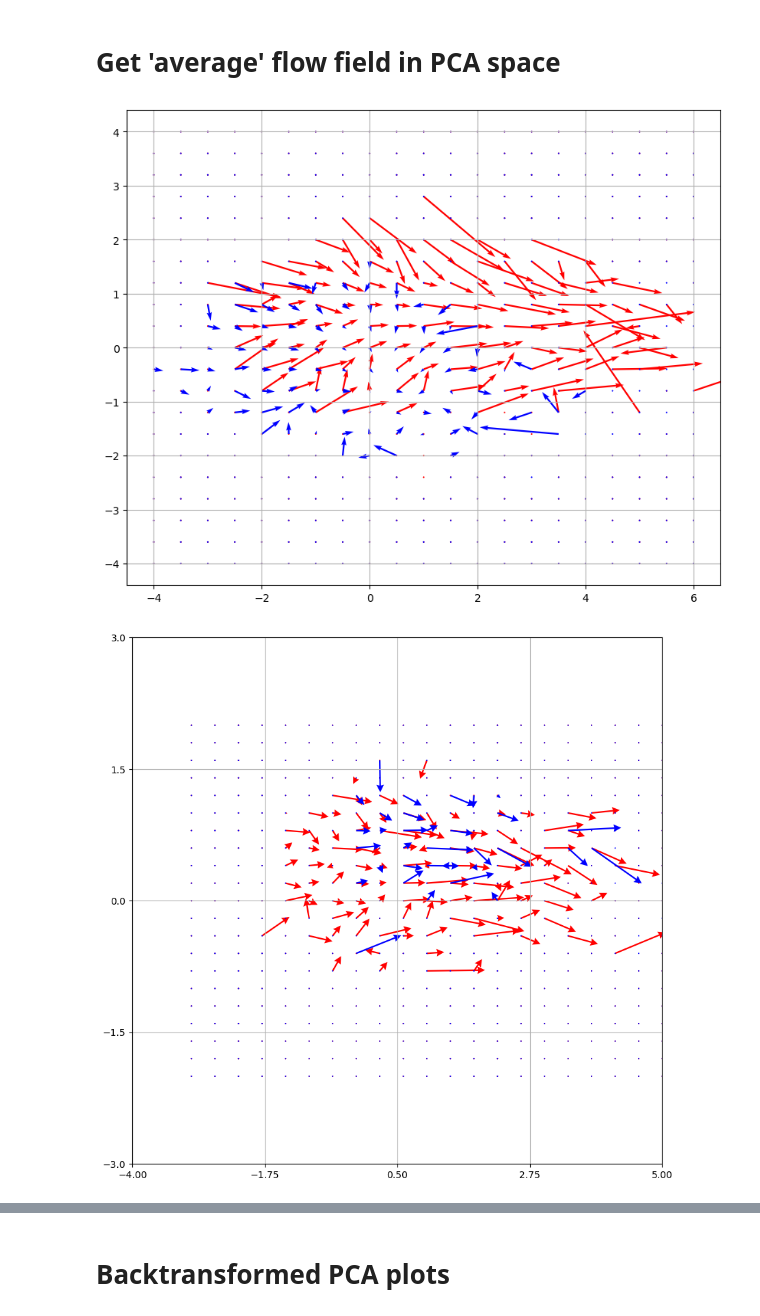
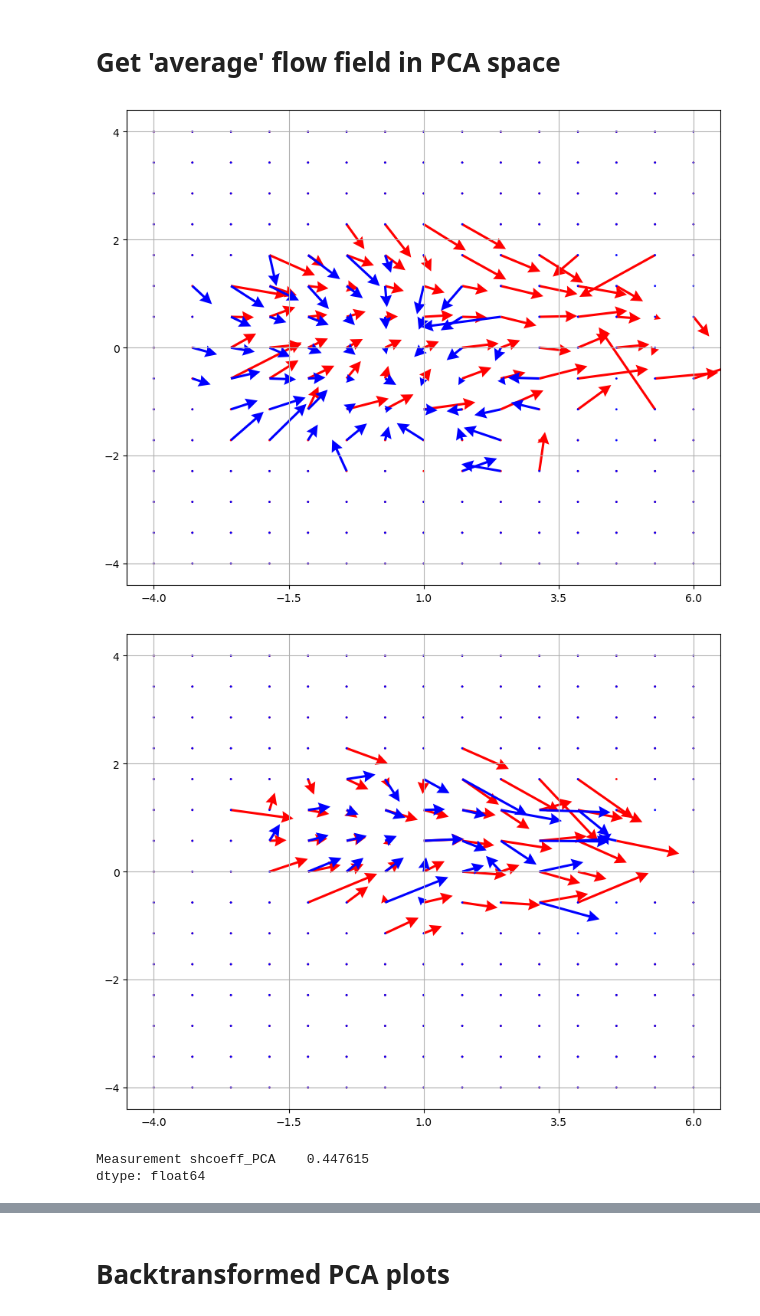
Before and after one commit to xies/mouse_skin_size_control, a Jupyter notebook: 2025_lineage_analysis/morphometrics/visualize_PCA_space.ipynb, the cells around one changed output, grey strips where cells are left out. Cells and saved outputs as stored; diff of their text form; code cells hidden in the pictures.

```diff
--- a/2025_lineage_analysis/morphometrics/visualize_PCA_space.ipynb
+++ b/2025_lineage_analysis/morphometrics/visualize_PCA_space.ipynb
@@ -143,6 +159,8 @@ basal_pcs
 # %% [markdown]
 # Get 'average' flow field in PCA space
 # %%
+from visualization import plot_trajectory_as_streamlines
+
 fate_known = basals[basals['Fate known','Meta']]
 born_and_fate_known = fate_known[fate_known['Born','Meta']]
 will_divide = fate_known[fate_known['Will divide','Meta']]
@@ -153,8 +171,8 @@ will_diff = fate_known[fate_known['Will differentiate','Meta']]
 k = 0; k_name = f'PC{k}'; k_fieldname=f'shcoeff_{k_name}';
 l = 5; l_name = f'PC{l}'; l_fieldname=f'shcoeff_{l_name}';
 
-Xlim = [-4,6]; Nx = 21
-Ylim = [-4,4]; Ny = 21
+Xlim = [-4,6]; Nx = 15
+Ylim = [-4,4]; Ny = 15
 Xgrid = np.linspace(-4,6,5)
 Ygrid = np.linspace(-4,4,5)
 
@@ -163,21 +181,21 @@ plt.figure(figsize=(10,10))
 df_ = will_divide.droplevel(axis=1,level=1)[[k_fieldname,l_fieldname]]
 XX,YY,UU,VV = plot_trajectory_as_streamlines(df_,k_fieldname,l_fieldname,
                                x_bin_edges=Xlim,y_bin_edges=Ylim,Nx=Nx,Ny=Ny)
-# plt.streamplot(XX,YY,UU,VV,color='b')
-plt.quiver(XX,YY,UU,VV,scale=20,color='r')
+# plt.streamplot(XX,YY,UU,VV,color='r')
+plt.quiver(XX,YY,UU,VV,scale=20,color='r',headwidth=5)
 # sb.scatterplot(df_,x=k_fieldname,y=l_fieldname,alpha=0.1)
 
 df_ = will_diff.droplevel(axis=1,level=1)[[k_fieldname,l_fieldname]]
 XX,YY,UU,VV = plot_trajectory_as_streamlines(df_,k_fieldname,l_fieldname,
                                x_bin_edges=Xlim,y_bin_edges=Ylim,Nx=Nx,Ny=Ny)
 # plt.streamplot(XX,YY,UU,VV,color='b')
-plt.quiver(XX,YY,UU,VV,scale=40,color='b')
+plt.quiver(XX,YY,UU,VV,scale=20,color='b',headwidth=5)
 # sb.scatterplot(df_,x=k_fieldname,y=l_fieldname,alpha=0.1)
 # plt.xlim(Xlim[0],Xlim[1]);plt.ylim(Ylim[0],Ylim[1]);
 plt.gca().set_aspect('equal', 'box')
-# plt.gca().set_xticks(Xgrid);plt.gca().set_yticks(Ygrid)
+plt.gca().set_xticks(Xgrid);plt.gca().set_yticks(Ygrid)
 plt.grid('both')
 
 plt.savefig(f'/Users/xies/Library/CloudStorage/OneDrive-Stanford/Skin/Mesa et al/Lineage models/Morphospace/pc{k}_pc{l}_quiver.svg')
 # %% [output]
-[figure, old version]
+[figure, new version]
@@ -186,44 +202,42 @@ mothers[mothers['At least one daughter differentiated','Meta']]
 # %%
-fate_known = basals[basals['Fate known','Meta']]
 mothers = basals[~np.isnan(basals['Num daughter differentiated','Meta'])]
-born_and_fate_known = mothers[mothers['Born','Meta']]
 will_divide = mothers[mothers['At least one daughter differentiated','Meta'] == True]
 will_diff = mothers[mothers['At least one daughter differentiated','Meta'] == False]
-# sym_renew = mothers[mothers['Num daughter differentiated','Meta'] == 0]
-# asym = mothers[mothers['Num daughter differentiated','Meta'] == 1]
-# sym_diff = mothers[mothers['Num daughter differentiated','Meta'] == 2]
 
 # Get grid
-
 k = 0; k_name = f'PC{k}'; k_fieldname=f'shcoeff_{k_name}';
 l = 5; l_name = f'PC{l}'; l_fieldname=f'shcoeff_{l_name}';
 
-Xlim = [-3,5]; Nx = 21
-Ylim = [-2,2]; Ny = 21
-Xgrid = np.linspace(-4,5,5)
-Ygrid = np.linspace(-3,3,5)
+Xlim = [-4,6]; Nx = 15
+Ylim = [-4,4]; Ny = 15
+Xgrid = np.linspace(-4,6,5)
+Ygrid = np.linspace(-4,4,5)
 
 plt.figure(figsize=(10,10))
 
 df_ = will_divide.droplevel(axis=1,level=1)[[k_fieldname,l_fieldname]]
 XX,YY,UU,VV = plot_trajectory_as_streamlines(df_,k_fieldname,l_fieldname,
                                x_bin_edges=Xlim,y_bin_edges=Ylim,Nx=Nx,Ny=Ny)
-# plt.streamplot(XX,YY,UU,VV,color='b')
-plt.quiver(XX,YY,UU,VV,scale=25,color='r',headwidth=5)
+# plt.streamplot(XX,YY,UU,VV,color='r')
+plt.quiver(XX,YY,UU,VV,scale=20,color='r',headwidth=5)
 # sb.scatterplot(df_,x=k_fieldname,y=l_fieldname,alpha=0.1)
 
 df_ = will_diff.droplevel(axis=1,level=1)[[k_fieldname,l_fieldname]]
 XX,YY,UU,VV = plot_trajectory_as_streamlines(df_,k_fieldname,l_fieldname,
                                x_bin_edges=Xlim,y_bin_edges=Ylim,Nx=Nx,Ny=Ny)
-# plt.streamplot(XX,YY,UU,VV)
-plt.quiver(XX,YY,UU,VV,scale=25,color='b',headwidth=5)
+# plt.streamplot(XX,YY,UU,VV,color='b')
+plt.quiver(XX,YY,UU,VV,scale=20,color='b',headwidth=5)
 # sb.scatterplot(df_,x=k_fieldname,y=l_fieldname,alpha=0.1)
-
-plt.xlim(Xlim[0],Xlim[1]);plt.ylim(Ylim[0],Ylim[1]);
-# plt.gca().set_aspect('box')
+# plt.xlim(Xlim[0],Xlim[1]);plt.ylim(Ylim[0],Ylim[1]);
+plt.gca().set_aspect('equal', 'box')
 plt.gca().set_xticks(Xgrid);plt.gca().set_yticks(Ygrid)
 plt.grid('both')
 
-# plt.savefig(f'/Users/xies/Library/CloudStorage/OneDrive-Stanford/Skin/Mesa et al/Lineage models/Morphospace/mother_pc{k}_pc{l}_quiver.svg')
+plt.savefig(f'/Users/xies/Library/CloudStorage/OneDrive-Stanford/Skin/Mesa et al/Lineage models/Morphospace/mother_pc{k}_pc{l}_quiver.svg')
 # %% [output]
-[figure, old version]
+[figure, new version]
+# %%
+will_diff['shcoeff_PC5'].mean()
+# %% [output]
+Measurement shcoeff_PCA    0.447615
+dtype: float64
```
Also changed, not shown: parts of 5 cells of this notebook, 8 other files.
